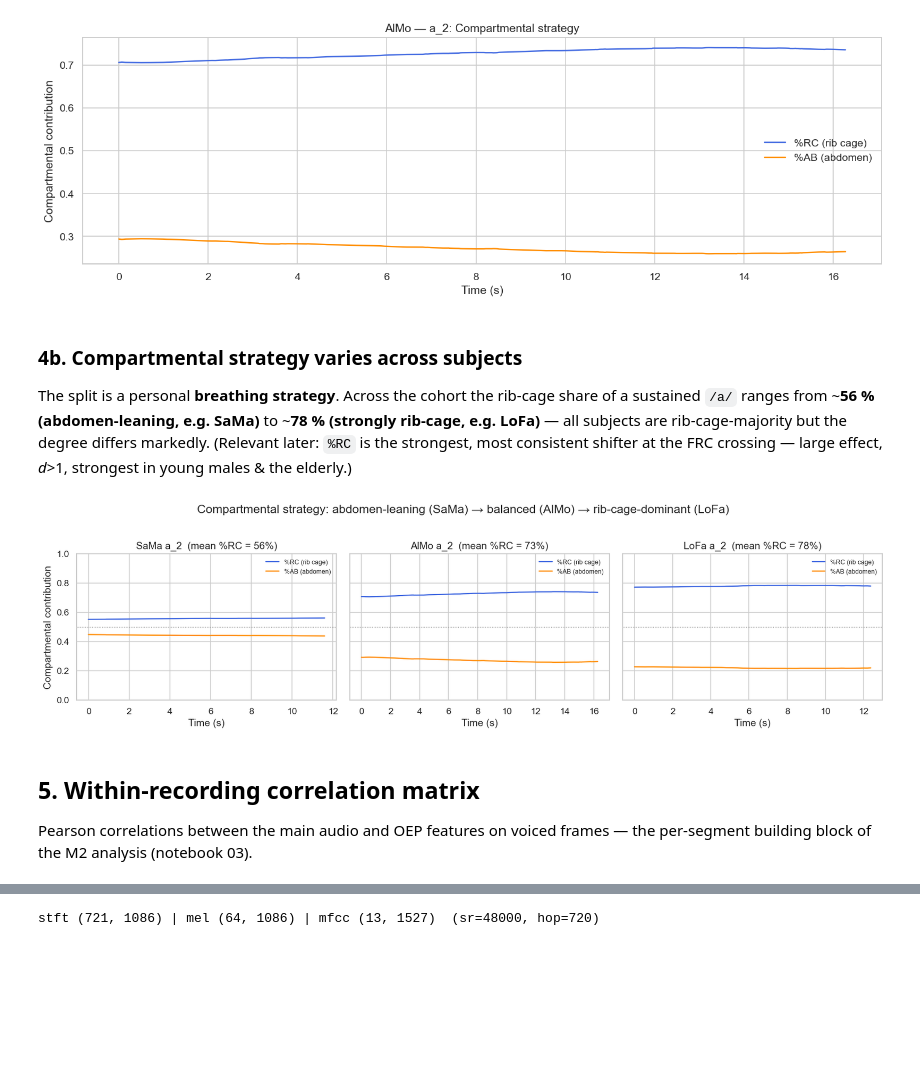
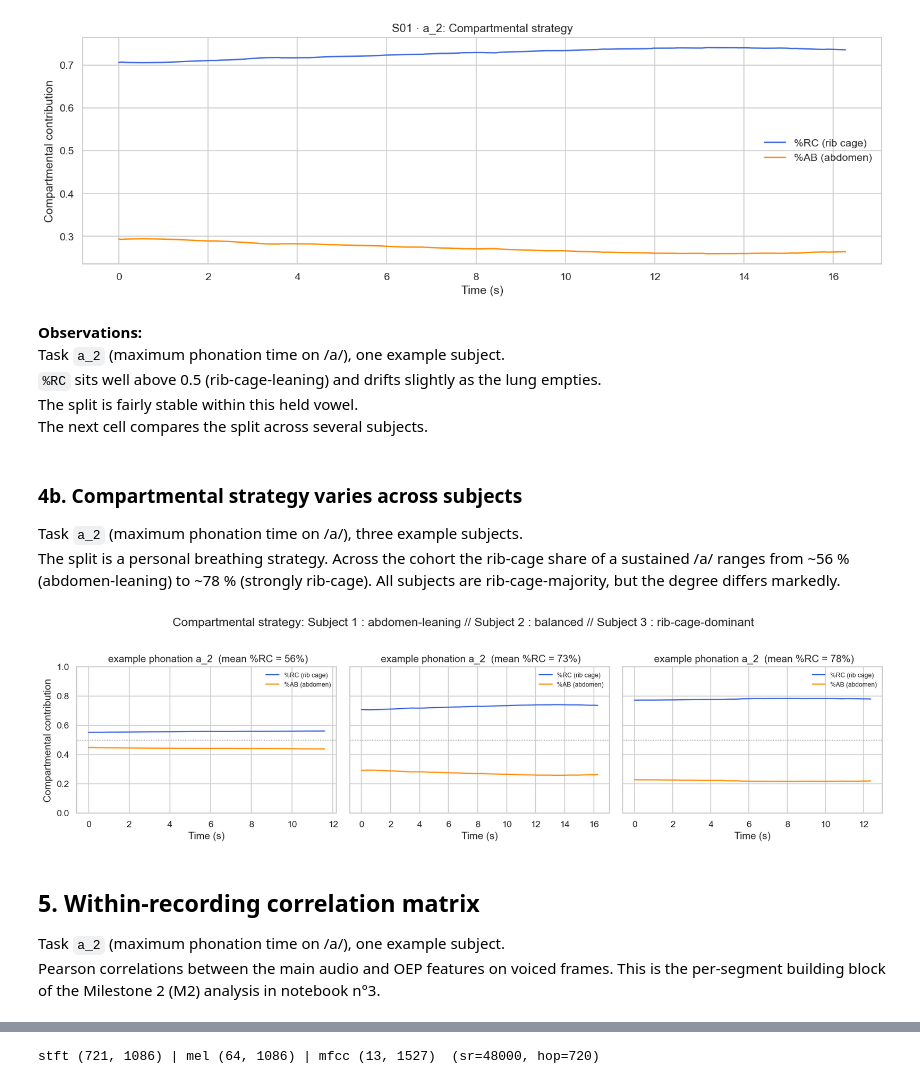
Before and after one commit to Frasavenix/Respiratory-Volumes-and-Speech-pneumophonic_pipeline, a Jupyter notebook: notebooks/02_paired_feature_visualization.ipynb, the cells around one changed output, grey strips where cells are left out. Drawn from its saved outputs; the diff is of its cells as text; code cells hidden in the pictures; blank space fills up the shorter version.

```diff
--- a/notebooks/02_paired_feature_visualization.ipynb
+++ b/notebooks/02_paired_feature_visualization.ipynb
@@ -151,35 +172,42 @@ fig, ax = plt.subplots(figsize=(13, 4.5))
 ax.plot(df['time'], df['pct_rc'], color='royalblue', label='%RC (rib cage)')
 ax.plot(df['time'], df['pct_ab'], color='darkorange', label='%AB (abdomen)')
 ax.set_ylabel('Compartmental contribution'); ax.set_xlabel('Time (s)')
-ax.set_title(f"{SID} — {TASK}: Compartmental strategy")
+ax.set_title(f"{anon(SID)} · {TASK}: Compartmental strategy")
 ax.legend(); plt.tight_layout(); plt.show()
 # %% [output]
 [figure]
+# %% [markdown]
+**Observations:**\
+Task `a_2` (maximum phonation time on /a/), one example subject.\
+`%RC` sits well above 0.5 (rib-cage-leaning) and drifts slightly as the lung empties.\
+The split is fairly stable within this held vowel.\
+The next cell compares the split across several subjects.
 # %% [markdown]
 ### 4b. Compartmental strategy varies across subjects
-The split is a personal **breathing strategy**. Across the cohort the rib-cage share of a sustained `/a/` ranges from ~**56 % (abdomen-leaning, e.g. SaMa)** to ~**78 % (strongly rib-cage, e.g. LoFa)** — all subjects are rib-cage-majority but the degree differs markedly. (Relevant later: `%RC` is the strongest, most consistent shifter at the FRC crossing — large effect, *d*>1, strongest in young males & the elderly.)
+Task `a_2` (maximum phonation time on /a/), three example subjects.\
+The split is a personal breathing strategy. Across the cohort the rib-cage share of a sustained /a/ ranges from ~56 % (abdomen-leaning) to ~78 % (strongly rib-cage). All subjects are rib-cage-majority, but the degree differs markedly.
 # %%
 PAIRED = h5_files[0].parent
 fig, axes = plt.subplots(1, 3, figsize=(15, 4), sharey=True)
 for ax, sid in zip(axes, ['SaMa', 'AlMo', 'LoFa']):
     f = PAIRED / f"{sid}_a_2.h5"
     if not f.exists():
         ax.set_title(f"{sid}: n/a"); continue
     d, m = PairedFeatureExtractor.load_hdf5(f)
     ax.plot(d['time'], d['pct_rc'], color='royalblue', label='%RC (rib cage)')
     ax.plot(d['time'], d['pct_ab'], color='darkorange', label='%AB (abdomen)')
     ax.axhline(0.5, color='gray', ls=':', lw=0.8)
     rc = d[d['voiced'] == 1.0]['pct_rc'].mean()
-    ax.set_title(f"{sid} a_2  (mean %RC = {rc:.0%})"); ax.set_xlabel('Time (s)'); ax.legend(fontsize=8)
+    ax.set_title(f" example phonation a_2  (mean %RC = {rc:.0%})"); ax.set_xlabel('Time (s)'); ax.legend(fontsize=8)
 axes[0].set_ylabel('Compartmental contribution'); axes[0].set_ylim(0, 1)
-fig.suptitle('Compartmental strategy: abdomen-leaning (SaMa) → balanced (AlMo) → rib-cage-dominant (LoFa)', y=1.02)
+fig.suptitle('Compartmental strategy: Subject 1 : abdomen-leaning // Subject 2 : balanced // Subject 3 : rib-cage-dominant', y=1.02)
 plt.tight_layout(); plt.show()
 # %% [output]
-[figure, old version]
+[figure, new version]
 # %% [markdown]
 ## 5. Within-recording correlation matrix
-Pearson correlations between the main audio and OEP features on voiced frames — the per-segment
-building block of the M2 analysis (notebook&nbsp;03).
+Task `a_2` (maximum phonation time on /a/), one example subject.\
+Pearson correlations between the main audio and OEP features on voiced frames. This is the per-segment building block of the Milestone 2 (M2) analysis in notebook n°3.
 # %%
 
 cols = ['f0', 'energy', 'spectral_centroid', 'flow_cw', 'vcw', 'pct_rc', 'delta_vcw']
```
Also changed, not shown: parts of 25 cells of this notebook, 8 other files.
